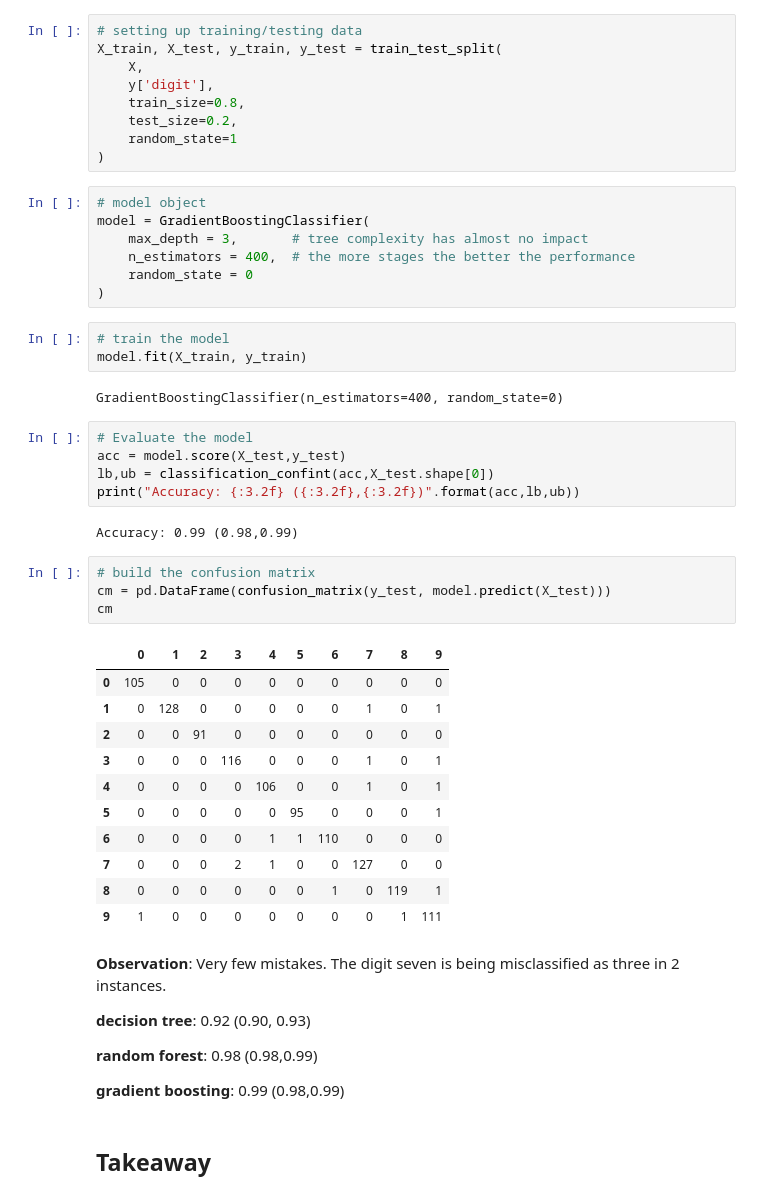
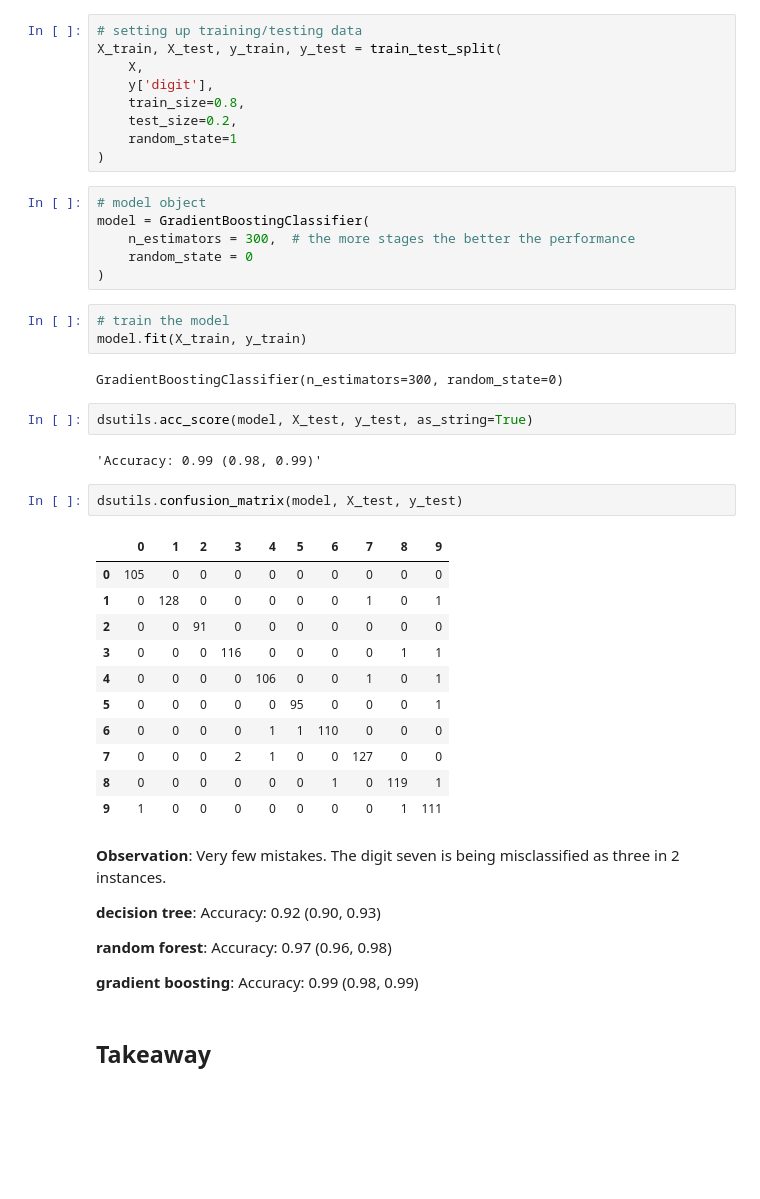
Before and after one commit to lutzhamel/CSC310, a Jupyter notebook: notes/23a-ensemble.ipynb, the cells around one changed output. Saved outputs shown, nothing was run; the diff lists cells and outputs as text; blank space fills up the shorter version.

```diff
--- a/notes/23a-ensemble.ipynb
+++ b/notes/23a-ensemble.ipynb
@@ -375,46 +321,40 @@ X_train, X_test, y_train, y_test = train_test_split(
 # %%
 # model object
 model = GradientBoostingClassifier(
-    max_depth = 3,       # tree complexity has almost no impact
-    n_estimators = 400,  # the more stages the better the performance
+    n_estimators = 300,  # the more stages the better the performance
     random_state = 0
 )
 # %%
 # train the model
 model.fit(X_train, y_train)
 # %% [output]
-GradientBoostingClassifier(n_estimators=400, random_state=0)
+GradientBoostingClassifier(n_estimators=300, random_state=0)
-# %%
-# Evaluate the model
-acc = model.score(X_test,y_test)
-lb,ub = classification_confint(acc,X_test.shape[0])
-print("Accuracy: {:3.2f} ({:3.2f},{:3.2f})".format(acc,lb,ub))
-# %% [output]
-Accuracy: 0.99 (0.98,0.99)
-# %%
-# build the confusion matrix
-cm = pd.DataFrame(confusion_matrix(y_test, model.predict(X_test)))
-cm
-# %% [output]
-|  | 0 | 1 | 2 | 3 | 4 | 5 | 6 | 7 | 8 | 9 |
-| 0 | 105 | 0 | 0 | 0 | 0 | 0 | 0 | 0 | 0 | 0 |
-| 1 | 0 | 128 | 0 | 0 | 0 | 0 | 0 | 1 | 0 | 1 |
-| 2 | 0 | 0 | 91 | 0 | 0 | 0 | 0 | 0 | 0 | 0 |
-| 3 | 0 | 0 | 0 | 116 | 0 | 0 | 0 | 1 | 0 | 1 |
-| 4 | 0 | 0 | 0 | 0 | 106 | 0 | 0 | 1 | 0 | 1 |
-| 5 | 0 | 0 | 0 | 0 | 0 | 95 | 0 | 0 | 0 | 1 |
-| 6 | 0 | 0 | 0 | 0 | 1 | 1 | 110 | 0 | 0 | 0 |
-| 7 | 0 | 0 | 0 | 2 | 1 | 0 | 0 | 127 | 0 | 0 |
-| 8 | 0 | 0 | 0 | 0 | 0 | 0 | 1 | 0 | 119 | 1 |
-| 9 | 1 | 0 | 0 | 0 | 0 | 0 | 0 | 0 | 1 | 111 |
+# %%
+dsutils.acc_score(model, X_test, y_test, as_string=True)
+# %% [output]
+'Accuracy: 0.99 (0.98, 0.99)'
+# %%
+dsutils.confusion_matrix(model, X_test, y_test)
+# %% [output]
+|  | 0 | 1 | 2 | 3 | 4 | 5 | 6 | 7 | 8 | 9 |
+| 0 | 105 | 0 | 0 | 0 | 0 | 0 | 0 | 0 | 0 | 0 |
+| 1 | 0 | 128 | 0 | 0 | 0 | 0 | 0 | 1 | 0 | 1 |
+| 2 | 0 | 0 | 91 | 0 | 0 | 0 | 0 | 0 | 0 | 0 |
+| 3 | 0 | 0 | 0 | 116 | 0 | 0 | 0 | 0 | 1 | 1 |
+| 4 | 0 | 0 | 0 | 0 | 106 | 0 | 0 | 1 | 0 | 1 |
+| 5 | 0 | 0 | 0 | 0 | 0 | 95 | 0 | 0 | 0 | 1 |
+| 6 | 0 | 0 | 0 | 0 | 1 | 1 | 110 | 0 | 0 | 0 |
+| 7 | 0 | 0 | 0 | 2 | 1 | 0 | 0 | 127 | 0 | 0 |
+| 8 | 0 | 0 | 0 | 0 | 0 | 0 | 1 | 0 | 119 | 1 |
+| 9 | 1 | 0 | 0 | 0 | 0 | 0 | 0 | 0 | 1 | 111 |
 # %% [markdown]
 **Observation**: Very few mistakes. The digit seven is being misclassified as three in 2 instances.
 
-**decision tree**: 0.92 (0.90, 0.93)
+**decision tree**: Accuracy: 0.92 (0.90, 0.93)
 
-**random forest**: 0.98 (0.98,0.99)
+**random forest**: Accuracy: 0.97 (0.96, 0.98)
 
-**gradient boosting**: 0.99 (0.98,0.99)
+**gradient boosting**: Accuracy: 0.99 (0.98, 0.99)
 # %% [markdown]
 ## Takeaway
 # %% [markdown]
```
Also changed, not shown: parts of 30 cells of this notebook, 2 other files.
